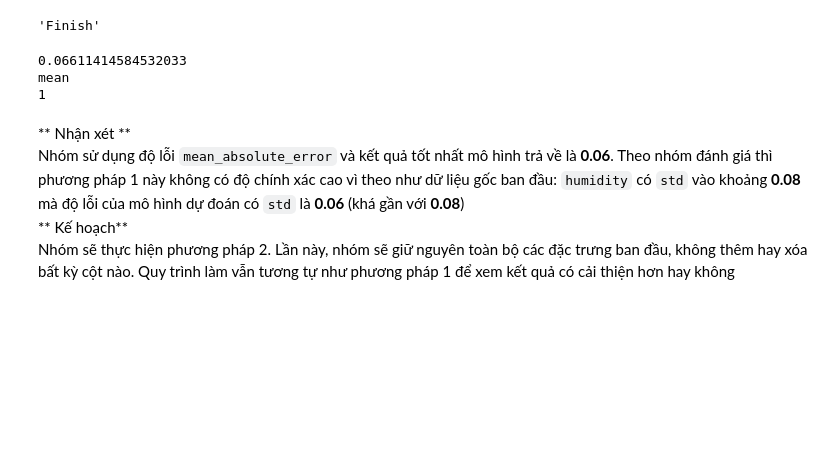
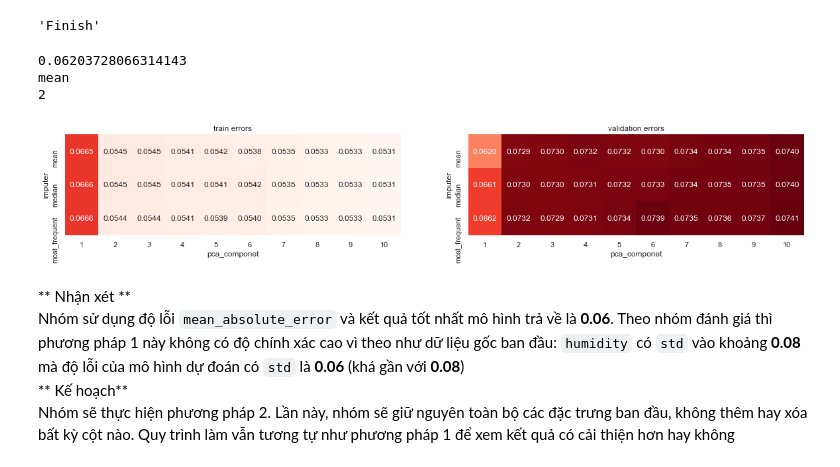
Before and after one commit to hungnd08/DS_Final_Project, a Jupyter notebook: FinalProject.ipynb, the cells around one changed output. Cells and saved outputs as stored; diff of their text form; code cells hidden in the pictures; blank space fills up the shorter version.

Commit message:
- Add method 3

```diff
--- a/FinalProject.ipynb
+++ b/FinalProject.ipynb
@@ -194,14 +190,15 @@ method_1 = Pipeline(
 )
 # %%
 imp_method = ['mean', 'median', 'most_frequent']
+pca_component = list(range(1,11))
 train_errs = []
 val_errs = []
 best_val_err = float('inf')
 best_imp_method = None
 best_PCA_component = None
 for i in imp_method:
-    for j in range(len(num_col)):
-        method_1.set_params(colTrans__num_imp__strategy=i, PCA__n_components=j + 1)
+    for j in pca_component:
+        method_1.set_params(colTrans__num_imp__strategy=i, PCA__n_components=j)
         model = method_1.fit(X_data_train, y_data_train)
         train_errs.append(mean_absolute_error(y_data_train, model.predict(X_data_train)))
         val_err = mean_absolute_error(y_data_val, model.predict(X_data_val))
@@ -221,9 +218,28 @@ print(best_val_err)
 print(best_imp_method)
 print(best_PCA_component)
 # %% [output]
-0.06611414584532033
+0.06203728066314143
 mean
-1
+2
+# %%
+# Trực quan hóa kết quả
+train_errs_df = pd.DataFrame(data=np.array(train_errs).reshape(len(imp_method), -1),
+                             index=imp_method, columns=pca_component)
+val_errs_df = pd.DataFrame(data=np.array(val_errs).reshape(len(imp_method), -1),
+                           index=imp_method, columns=pca_component)
+min_err = min(min(train_errs), min(val_errs))
+max_err = max(max(train_errs), max(val_errs))
+plt.figure(figsize=(20, 20))
+plt.subplot(1, 2, 1)
+sns.heatmap(train_errs_df, vmin=min_err, vmax=max_err, square=True, annot=True,
+            cbar=False, fmt='.4f', cmap='Reds')
+plt.title('train errors'); plt.xlabel('pca_componet'); plt.ylabel('imputer')
+plt.subplot(1, 2, 2)
+sns.heatmap(val_errs_df, vmin=min_err, vmax=max_err, square=True, annot=True,
+            cbar=False, fmt='.4f', cmap='Reds')
+plt.title('validation errors'); plt.xlabel('pca_componet'); plt.ylabel('imputer');
+# %% [output]
+[figure, added]
 # %% [markdown]
 ** Nhận xét **
 Nhóm sử dụng độ lỗi `mean_absolute_error` và kết quả tốt nhất mô hình trả về là **0.06**. Theo nhóm đánh giá thì phương pháp 1 này không có độ chính xác cao vì theo như dữ liệu gốc ban đầu: `humidity` có `std` vào khoảng **0.08** mà độ lỗi của mô hình dự đoán có `std` là **0.06** (khá gần với **0.08**)
```
Also changed, not shown: parts of 17 cells of this notebook.
